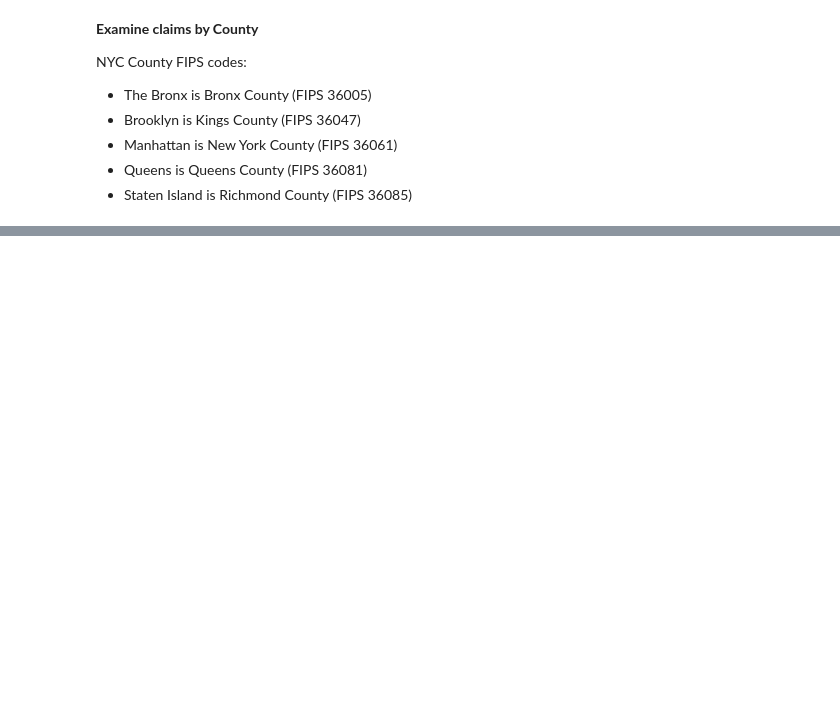
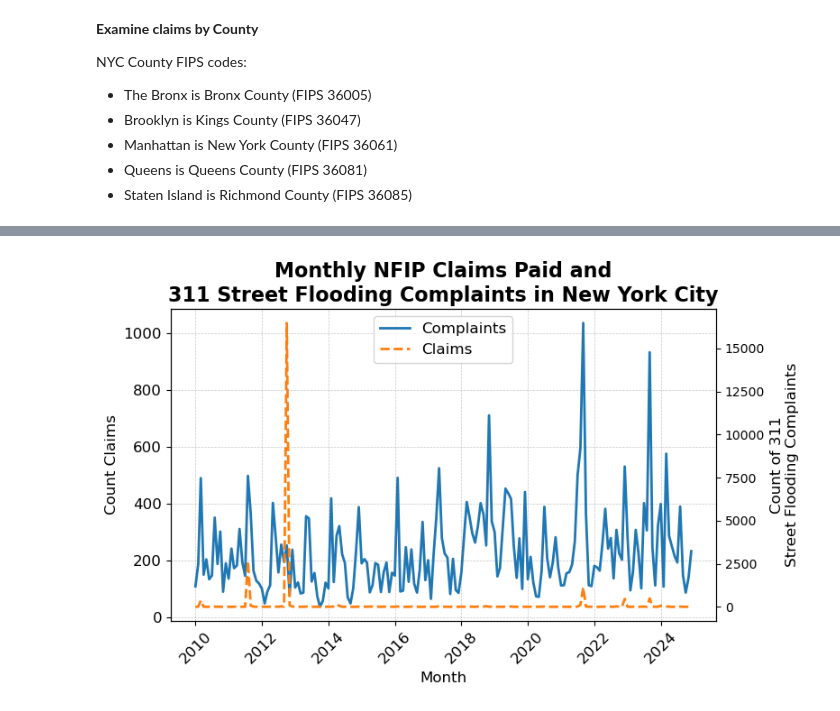
Before and after one commit to mebauer/nyc-odw25-nfip, a Jupyter notebook: figures.ipynb, the cells around one changed output, grey strips where cells are left out. Cells and saved outputs as stored; diff of their text form; code cells hidden in the pictures; blank space fills up the shorter version.

Commit message:
add 311 street flooding complaints figure

```diff
--- a/figures.ipynb
+++ b/figures.ipynb
@@ -1110,0 +1170,20 @@ fig.tight_layout()
+# %%
+sql = """
+    SELECT
+        time_bucket('1 month', CAST(dateOfLoss AS TIMESTAMP)) AS year_month_loss,
+        COUNT(*) AS count_claim
+    FROM
+        claims
+    WHERE
+        dateOfLoss BETWEEN '2010-01-01' AND '2024-12-31'
+    GROUP BY
+        year_month_loss
+    ORDER BY
+        year_month_loss
+"""
+
+claims_df = con.sql(sql).df()
+claims_df['year_month_loss'] = pd.to_datetime(claims_df['year_month_loss'])
+
+print(claims_df.shape)
+claims_df
@@ -1110,0 +1205,45 @@ fig.tight_layout()
+# %%
+fig, ax1 = plt.subplots(figsize=(8, 5))
+
+sns.lineplot(
+    data=complaints_df,
+    x='year_month',
+    y='count_complaints',
+    ax=ax1,
+    color='C0',
+    linewidth=2,
+    label='Complaints',
+)
+
+ax2 = ax1.twinx()
+
+sns.lineplot(
+    data=claims_df,
+    x='year_month_loss',
+    y='count_claim',
+    ax=ax2,
+    color='C1',
+    linewidth=2,
+    linestyle='--',
+    label='Claims'
+)
+
+ax1.set_title('Monthly NFIP Claims Paid and\n311 Street Flooding Complaints in New York City', fontsize=16, weight='bold')
+ax1.set_xlabel('Month', fontsize=12)
+ax1.set_ylabel('Count Claims', fontsize=12)
+ax2.set_ylabel('Count of 311\nStreet Flooding Complaints', fontsize=12)
+
+ax1.tick_params(axis='x', rotation=45)  # Rotate x-ticks for better readability
+ax1.tick_params(axis='both', which='major', labelsize=12)
+
+ax1.grid(True, which='both', axis='both', linestyle='--', linewidth=0.5, alpha=0.7)
+
+handles, labels = ax1.get_legend_handles_labels()
+handles2, labels2 = ax2.get_legend_handles_labels()
+
+ax1.legend(handles + handles2, labels + labels2, loc='upper center', fontsize=12, facecolor='white')
+ax2.legend().set_visible(False)
+
+plt.tight_layout()
+# %% [output]
+[figure, added]
```
Also changed, not shown: parts of 10 cells of this notebook, 2 other files.
